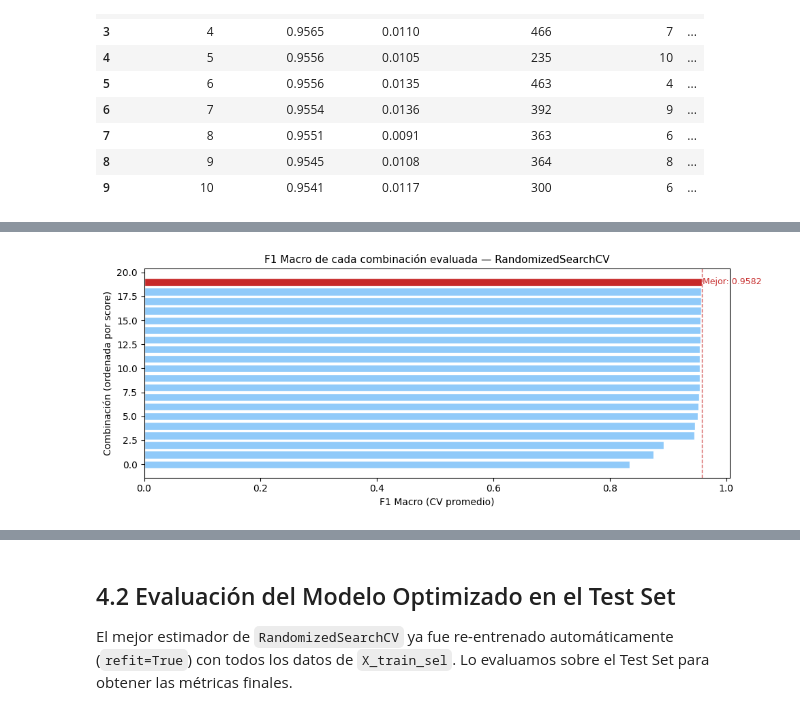
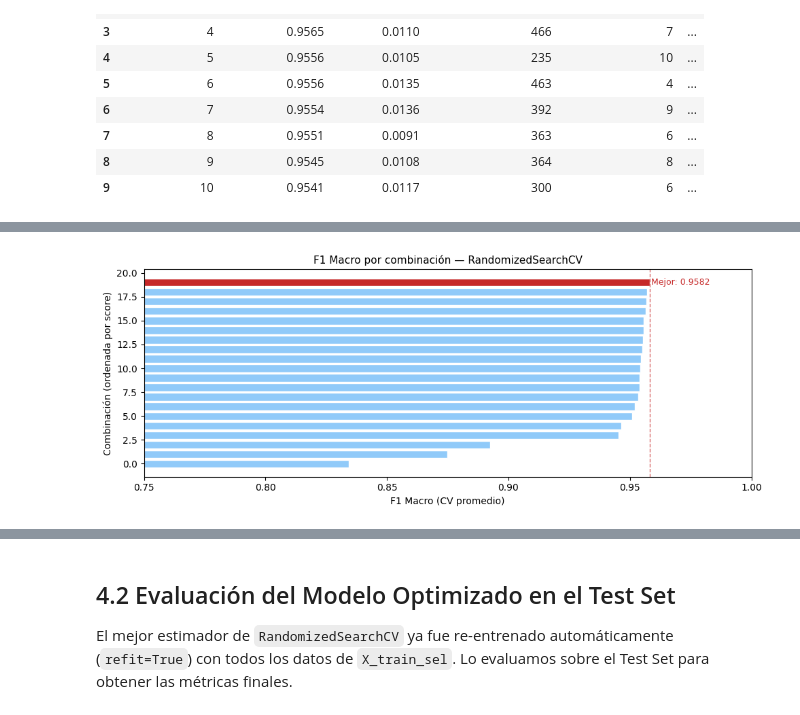
Before and after one commit to jotaeleb/tif-ciencias-de-datos, a Jupyter notebook: notebooks/proyecto_modelado.ipynb, the cells around one changed output, grey strips where cells are left out. Saved outputs shown, nothing was run; the diff lists cells and outputs as text; code cells hidden in the pictures.

```diff
--- a/notebooks/proyecto_modelado.ipynb
+++ b/notebooks/proyecto_modelado.ipynb
@@ -181,4 +168,0 @@ def evaluarModelo(y_prueba, predicciones,clases=None):
-# %%
-print("Carga Dataset")
-df = cargarDataset(["dataset_limpio_submuestreo.parquet"])
-print(df.shape)
@@ -1104,19 +994,3 @@ ANOVA-F (Analysis of Variance F-test) mide cuánto varía el promedio de cada fe
 **Ventaja**: es independiente del modelo. No necesita entrenar XGBoost primero.
 
 **Limitación**: solo captura relaciones lineales entre cada feature y el target. No detecta interacciones entre variables (algo que XGBoost sí aprende mediante los splits).
-# %%
-# Aplicar SelectKBest con ANOVA-F sobre X_train
-K_anova = 20
-selector = SelectKBest(score_func=f_classif, k=K_anova)
-selector.fit(X_train, y_train)
-
-# F-scores ordenados
-f_scores = pd.Series(selector.scores_, index=X_train.columns).sort_values(ascending=False)
-
-features_anova = f_scores.head(K_anova).index.tolist()
-X_train_anova  = X_train[features_anova]
-X_test_anova   = X_test[features_anova]
-
-print(f"Top {K_anova} features por ANOVA-F:")
-for i, feat in enumerate(features_anova, 1):
-    print(f"  {i:2d}. {feat}  (F={f_scores[feat]:,.0f})")
@@ -1437,19 +1484,25 @@ Top 10 combinaciones evaluadas:
 # %%
 # Gráfico: F1 Macro de todas las combinaciones evaluadas
+scores_ord = resultados_busqueda['mean_test_score'].sort_values().values
+colores_bars = [
+    PALETA['highlight'] if s == scores_ord.max() else PALETA['neutral']
+    for s in scores_ord
+]
+
 fig, ax = plt.subplots(figsize=(10, 4))
-
-scores_ord = resultados_busqueda['mean_test_score'].sort_values().values
-colores_b  = ['#C62828' if s == scores_ord.max() else '#90CAF9' for s in scores_ord]
-
-ax.barh(range(len(scores_ord)), scores_ord, color=colores_b, edgecolor='white')
-ax.axvline(scores_ord.max(), color='#C62828', linestyle='--', alpha=0.7, linewidth=1)
+ax.barh(range(len(scores_ord)), scores_ord, color=colores_bars, edgecolor='white')
+ax.axvline(scores_ord.max(), color=PALETA['highlight'],
+           linestyle='--', alpha=0.7, linewidth=1)
+ax.set_xlim(0.75, 1.0)
 ax.set_xlabel('F1 Macro (CV promedio)', fontsize=10)
 ax.set_ylabel('Combinación (ordenada por score)', fontsize=10)
-ax.set_title('F1 Macro de cada combinación evaluada — RandomizedSearchCV', fontsize=11)
-ax.text(scores_ord.max() + 0.0005, len(scores_ord) - 1,
-        f'Mejor: {scores_ord.max():.4f}',
-        va='center', color='#C62828', fontsize=9)
+ax.set_title('F1 Macro por combinación — RandomizedSearchCV', fontsize=11)
+ax.text(
+    scores_ord.max() + 0.0005, len(scores_ord) - 1,
+    f'Mejor: {scores_ord.max():.4f}',
+    va='center', color=PALETA['highlight'], fontsize=9
+)
 plt.tight_layout()
 plt.show()
 # %% [output]
-[figure, old version]
+[figure, new version]
```
Also changed, not shown: parts of 98 cells of this notebook.
